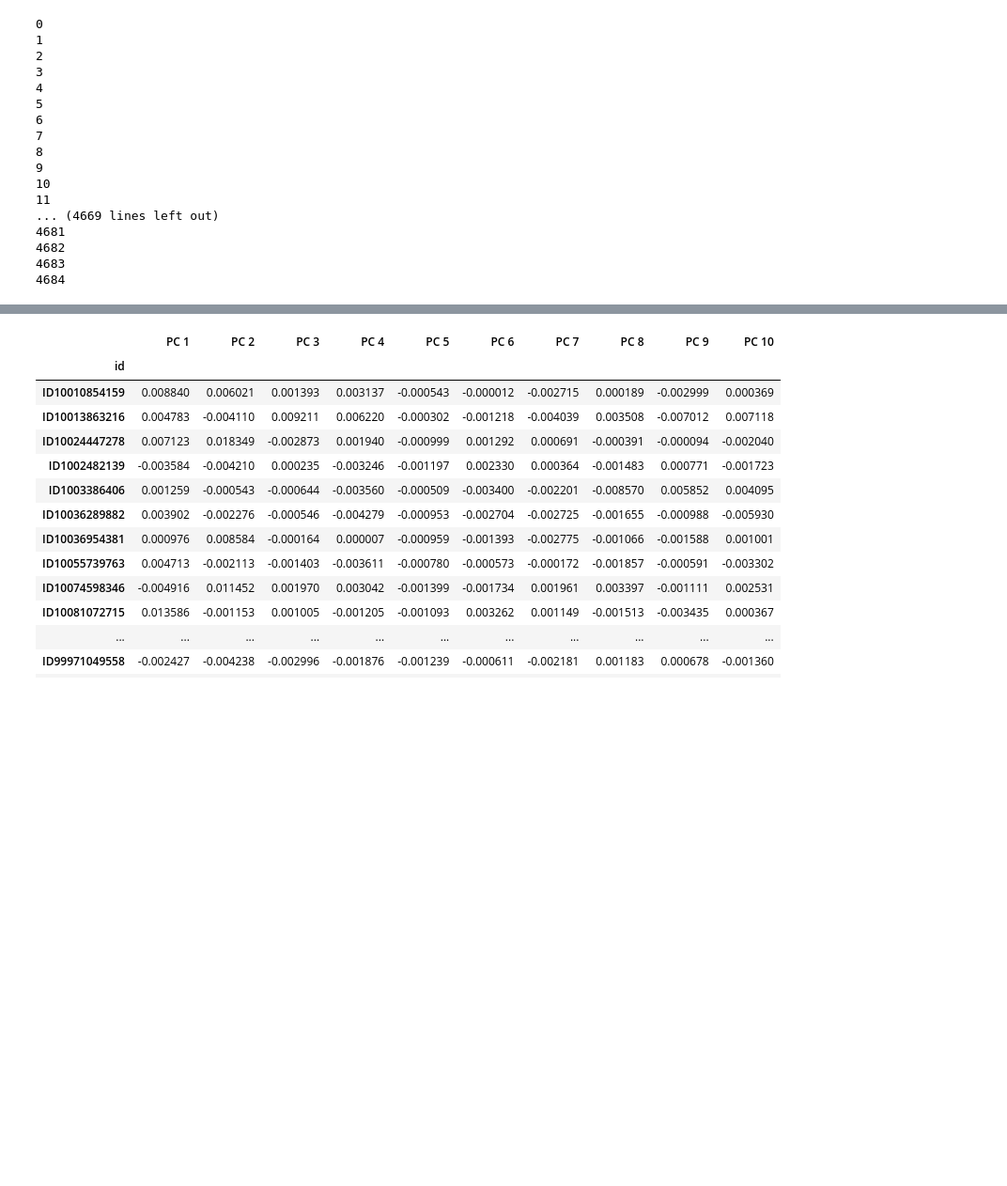
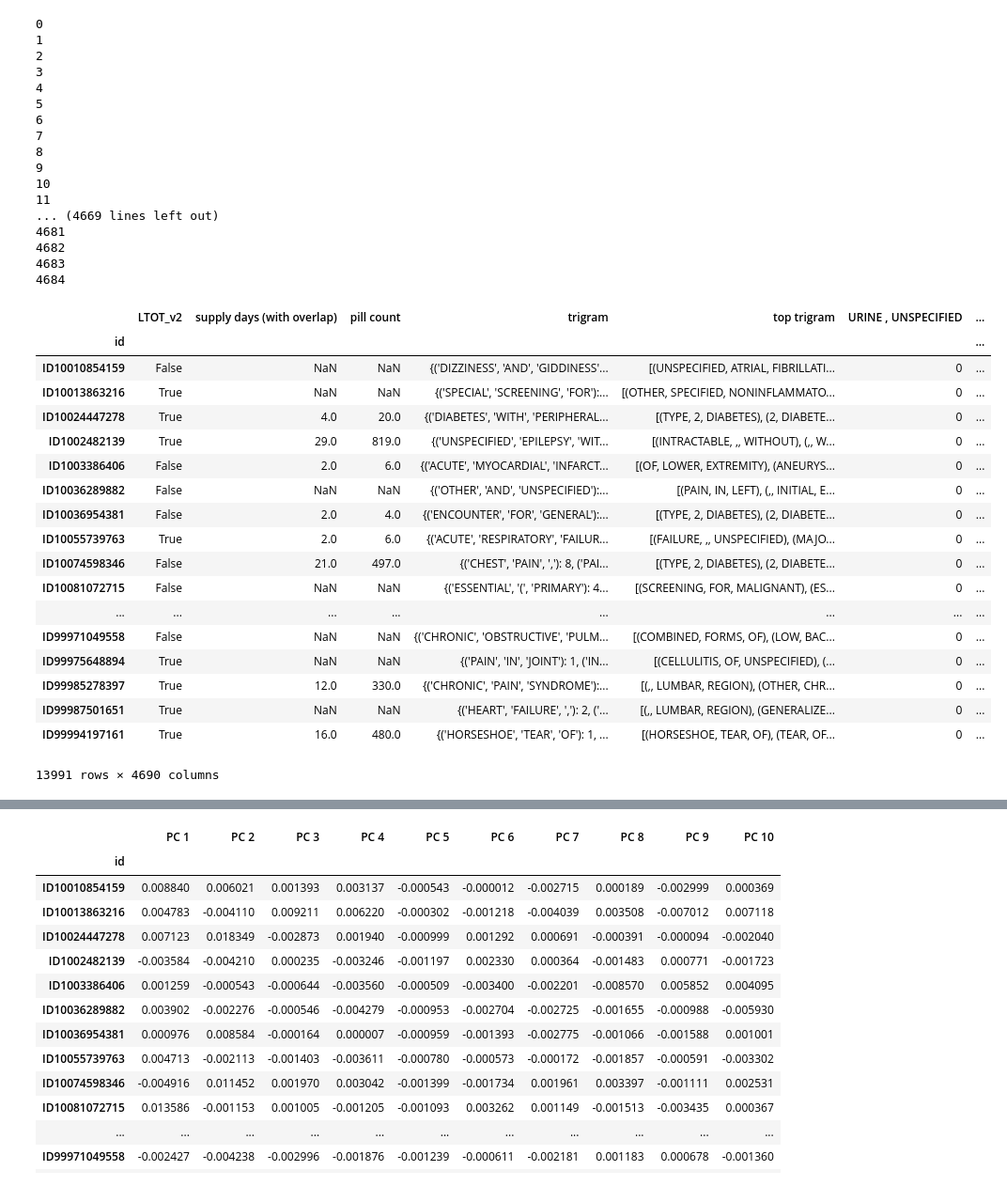
Before and after one commit to chenson2018/Humana-Mays-Competition, a Jupyter notebook: Chris Response Variable Exploration.ipynb, the cells around one changed output, grey strips where cells are left out. Shown at 94% size. Drawn from its saved outputs; the diff is of its cells as text; code cells hidden in the pictures; blank space fills up the shorter version.

```diff
--- a/Chris Response Variable Exploration.ipynb
+++ b/Chris Response Variable Exploration.ipynb
@@ -520,6 +520,28 @@ See the caveats in the documentation: http://pandas.pydata.org/pandas-docs/stabl
 4684
 # %%
 response_variable = response_variable.set_index('id')
+# %%
+response_variable
+# %% [output]
+|  | LTOT_v2 | supply days (with overlap) | pill count | trigram | top trigram | URINE , UNSPECIFIED | ... |
+| id |  |  |  |  |  |  | ... |
+| ID10010854159 | False | NaN | NaN | {('DIZZINESS', 'AND', 'GIDDINESS'... | [(UNSPECIFIED, ATRIAL, FIBRILLATI... | 0 | ... |
+| ID10013863216 | True | NaN | NaN | {('SPECIAL', 'SCREENING', 'FOR'):... | [(OTHER, SPECIFIED, NONINFLAMMATO... | 0 | ... |
+| ID10024447278 | True | 4.0 | 20.0 | {('DIABETES', 'WITH', 'PERIPHERAL... | [(TYPE, 2, DIABETES), (2, DIABETE... | 0 | ... |
+| ID1002482139 | True | 29.0 | 819.0 | {('UNSPECIFIED', 'EPILEPSY', 'WIT... | [(INTRACTABLE, ,, WITHOUT), (,, W... | 0 | ... |
+| ID1003386406 | False | 2.0 | 6.0 | {('ACUTE', 'MYOCARDIAL', 'INFARCT... | [(OF, LOWER, EXTREMITY), (ANEURYS... | 0 | ... |
+| ID10036289882 | False | NaN | NaN | {('OTHER', 'AND', 'UNSPECIFIED'):... | [(PAIN, IN, LEFT), (,, INITIAL, E... | 0 | ... |
+| ID10036954381 | False | 2.0 | 4.0 | {('ENCOUNTER', 'FOR', 'GENERAL'):... | [(TYPE, 2, DIABETES), (2, DIABETE... | 0 | ... |
+| ID10055739763 | True | 2.0 | 6.0 | {('ACUTE', 'RESPIRATORY', 'FAILUR... | [(FAILURE, ,, UNSPECIFIED), (MAJO... | 0 | ... |
+| ID10074598346 | False | 21.0 | 497.0 | {('CHEST', 'PAIN', ','): 8, ('PAI... | [(TYPE, 2, DIABETES), (2, DIABETE... | 0 | ... |
+| ID10081072715 | False | NaN | NaN | {('ESSENTIAL', '(', 'PRIMARY'): 4... | [(SCREENING, FOR, MALIGNANT), (ES... | 0 | ... |
+| ... | ... | ... | ... | ... | ... | ... | ... |
+| ID99971049558 | False | NaN | NaN | {('CHRONIC', 'OBSTRUCTIVE', 'PULM... | [(COMBINED, FORMS, OF), (LOW, BAC... | 0 | ... |
+| ID99975648894 | True | NaN | NaN | {('PAIN', 'IN', 'JOINT'): 1, ('IN... | [(CELLULITIS, OF, UNSPECIFIED), (... | 0 | ... |
+| ID99985278397 | True | 12.0 | 330.0 | {('CHRONIC', 'PAIN', 'SYNDROME'):... | [(,, LUMBAR, REGION), (OTHER, CHR... | 0 | ... |
+| ID99987501651 | True | NaN | NaN | {('HEART', 'FAILURE', ','): 2, ('... | [(,, LUMBAR, REGION), (GENERALIZE... | 0 | ... |
+| ID99994197161 | True | 16.0 | 480.0 | {('HORSESHOE', 'TEAR', 'OF'): 1, ... | [(HORSESHOE, TEAR, OF), (TEAR, OF... | 0 | ... |
+13991 rows × 4690 columns
 # %%
 trigram_frame = response_variable.iloc[:,5:]
 trigram_frame = trigram_frame + .001
```
Also changed, not shown: parts of 15 cells of this notebook, 2 other files.
